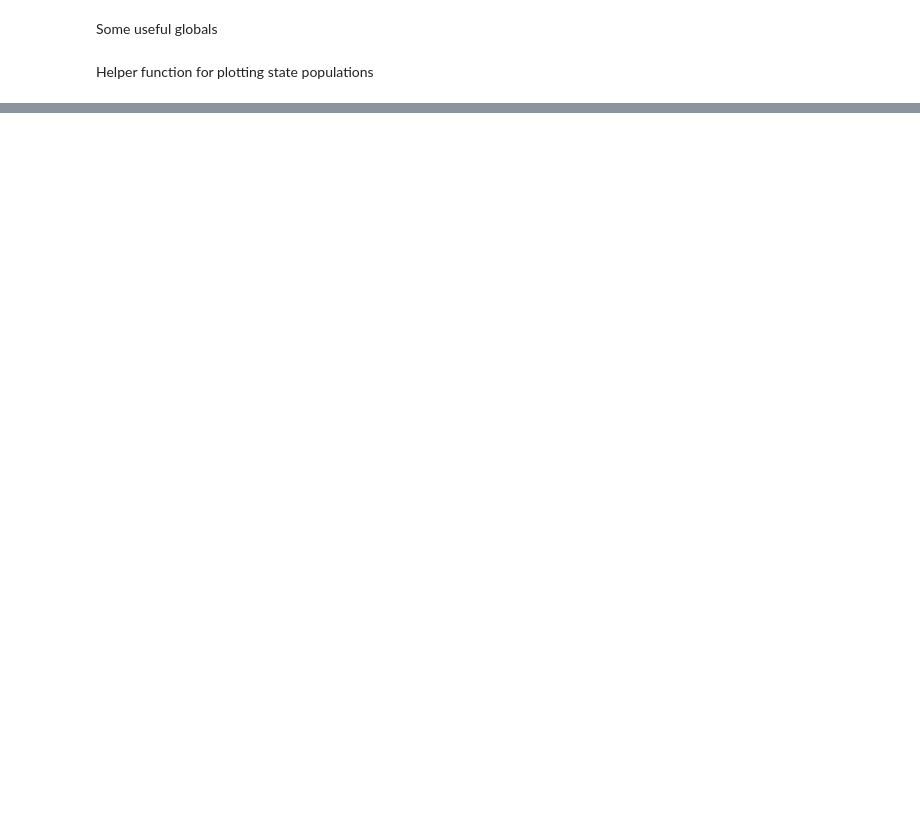
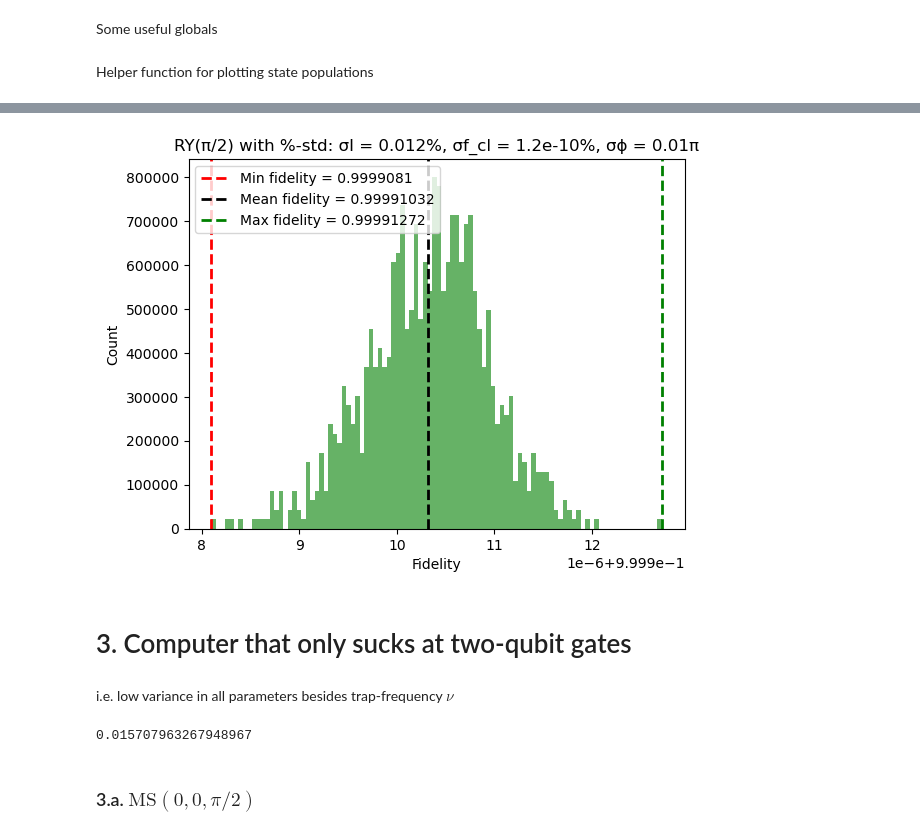
Before and after one commit to SQRLab/IonSim, a Jupyter notebook: noise_sim/noise_sim_example.ipynb, the cells around one changed output, grey strips where cells are left out. Drawn from its saved outputs; the diff is of its cells as text; code cells hidden in the pictures; blank space fills up the shorter version.

```diff
--- a/noise_sim/noise_sim_example.ipynb
+++ b/noise_sim/noise_sim_example.ipynb
@@ -472,0 +354,41 @@ plt.close(fig)
+# %%
+Normal_ϕ_bad_RY = Normal(π/2, σ_ϕ_bad)
+
+fidelities_bad_RY, fidelities_el_bad_RY, entropies_bad_RY = get_single_qubit_gate_noise(gate_type = "RY",
+                                    I_dist = Normal_I_bad_SINGLE, # Normal_I_bad_SINGLE,
+                                    f_cl_dist = Normal_f_cl_bad_SINGLE , # Normal_f_cl_bad_SINGLE,
+                                    ν_dist = Normal_ν_bad_SINGLE, # Normal_ν_bad_SINGLE,
+                                    ϕ_dist = Normal_ϕ_bad_RY, #Normal_ϕ_bad_RX,
+                                    π2_time = π2_TIME_SINGLE,
+                                    B = B_STRENGTH_SINGLE,
+                                    n_shots=N_SHOTS);
+
+writedlm("fidelities_bad_RY.csv",  fidelities_bad_RY, ',')
+writedlm("fidelities_el_bad_RY.csv",  fidelities_el_bad_RY, ',')
+writedlm("entropies_bad_RY.csv",  entropies_bad_RY, ',')
+# %%
+fig = plt.figure()
+plt.hist(fidelities_bad_RY, bins=100, density=true, alpha=0.6, color="g")
+plt.axvline(minimum(fidelities_bad_RY), color="r", linestyle="--", linewidth=2, label="Min fidelity = $(round(minimum(fidelities_bad_RY); digits=8))")
+plt.axvline(mean(fidelities_bad_RY), color="k", linestyle="--", linewidth=2, label="Mean fidelity = $(round(mean(fidelities_bad_RY); digits=8))")
+plt.axvline(maximum(fidelities_bad_RY), color="g", linestyle="--", linewidth=2, label="Max fidelity = $(round(maximum(fidelities_bad_RY); digits=8))")
+plt.xlabel("Fidelity")
+plt.ylabel("Count")
+plt.title("RY(π/2) with %-std: σI = $(round(100*σ_I_bad/μ_I_SINGLE, sigdigits=2))%, σf_cl = $(round(100*σ_f_cl_bad/μ_f_cl_SINGLE, sigdigits=2))%, σϕ = $(σ_ϕ_bad/π)π")
+plt.legend()
+plt.display(fig)
+# %% [output]
+[figure, added]
+# %% [markdown]
+# 3. Computer that only sucks at two-qubit gates
+# %% [markdown]
+i.e. low variance in all parameters besides trap-frequency $\nu$
+# %%
+σ_I_mid = 2.5e2 # W/m^2
+σ_f_cl_mid = 2.5e2 # Hz
+σ_ν_mid = 1e3 # Hz
+σ_ϕ_mid = 0.005π # rad
+# %% [output]
+0.015707963267948967
+# %% [markdown]
+### 3.a. $\text{MS}(0,0,\pi/2)$
```
Also changed, not shown: parts of 49 cells of this notebook.
